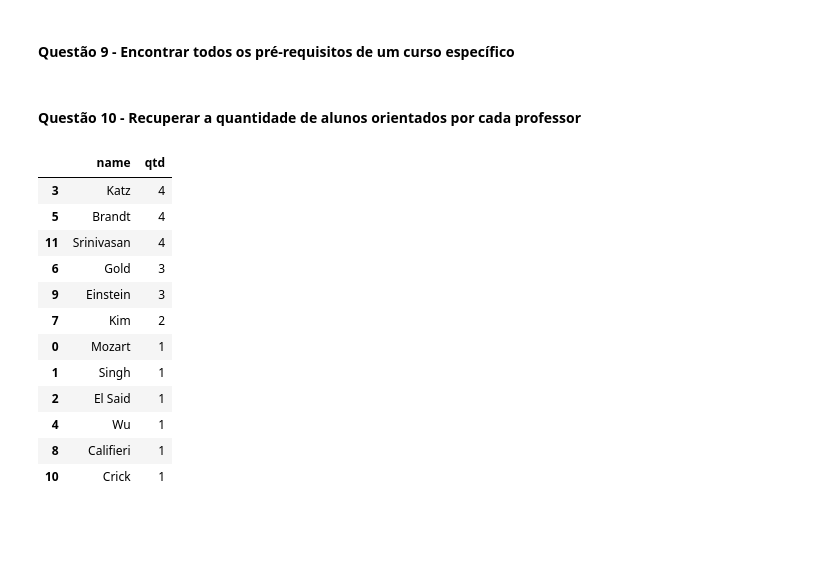
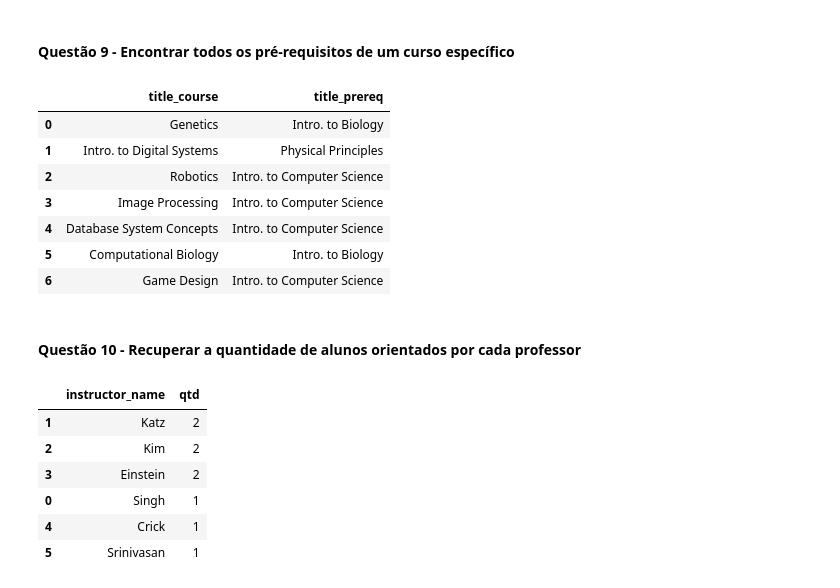
Before and after one commit to Massato01/BancoDeDadosAvancadoNoSQL, a Jupyter notebook: wide_column/main.ipynb, the cells around one changed output. Saved outputs shown, nothing was run; the diff lists cells and outputs as text; code cells hidden in the pictures; blank space fills up the shorter version.

Commit message:
CASSANDRA FIM

```diff
--- a/wide_column/main.ipynb
+++ b/wide_column/main.ipynb
@@ -373,6 +361,32 @@ for stud in student:
     instructor_student_cassandra.append(stud)
 
 session_postgres.close()
+# %%
+limpar_tabela('prereq_course')
+
+query = """
+select
+    p.prereq_id,
+    p.course_id,
+    c2.title as title_course,
+    c1.title as title_prereq
+from
+    prereq p
+join
+    course c1 on p.prereq_id = c1.course_id
+join
+    course c2 on p.course_id = c2.course_id;
+"""
+prereq = conn.execute(text(query)).all()
+
+prereq_cassandra = []
+
+for pre in prereq:
+    query = f"INSERT INTO prereq_course(prereq_id, course_id, title_course, title_prereq) VALUES (%s, %s, %s, %s);"
+    session.execute(query, (pre[0], pre[1], pre[2], pre[3]))
+    prereq_cassandra.append(pre)
+
+session_postgres.close()
 # %% [markdown]
 ### Questões
 # %% [markdown]
@@ -547,7 +561,7 @@ def disciplinas_instrutor_semeste(instructor, semester):
 
     return df
 
-df = disciplinas_instrutor_semeste('Srinivasan', '1')
+df = disciplinas_instrutor_semeste('Srinivasan', 'Fall')
 df
 # %% [output]
 |  | id | name | course_id | semester | title |
@@ -597,31 +613,46 @@ df
 | 0 | Vazio | 5 | 10 |
 # %% [markdown]
 #### Questão 9 - Encontrar todos os pré-requisitos de um curso específico
+# %%
+def prerequisitos():
+    query = f"""SELECT title_course, title_prereq FROM prereq_course;"""
+
+    prereq = session.execute(query)
+
+    df = pd.DataFrame(prereq, columns=['title_course', 'title_prereq'])
+
+    return df
+
+df = prerequisitos()
+df
+# %% [output]
+|  | title_course | title_prereq |
+| 0 | Genetics | Intro. to Biology |
+| 1 | Intro. to Digital Systems | Physical Principles |
+| 2 | Robotics | Intro. to Computer Science |
+| 3 | Image Processing | Intro. to Computer Science |
+| 4 | Database System Concepts | Intro. to Computer Science |
+| 5 | Computational Biology | Intro. to Biology |
+| 6 | Game Design | Intro. to Computer Science |
 # %% [markdown]
 #### Questão 10 - Recuperar a quantidade de alunos orientados por cada professor
 # %%
 def orientados_professor():
-    query = f"""SELECT name, count(id_instructor) AS qtd  FROM instructor_student GROUP BY name;"""
+    query = f"""SELECT instructor_name, count(student_name) AS qtd  FROM instructor_student GROUP BY instructor_name;"""
 
     orientados = session.execute(query)
 
-    df = pd.DataFrame(orientados, columns=['name', 'qtd'])
+    df = pd.DataFrame(orientados, columns=['instructor_name', 'qtd'])
 
     return df
 
 df = orientados_professor()
 df.sort_values('qtd', ascending=False)
 # %% [output]
-|  | name | qtd |
-| 3 | Katz | 4 |
-| 5 | Brandt | 4 |
-| 11 | Srinivasan | 4 |
-| 6 | Gold | 3 |
-| 9 | Einstein | 3 |
-| 7 | Kim | 2 |
-| 0 | Mozart | 1 |
-| 1 | Singh | 1 |
-| 2 | El Said | 1 |
-| 4 | Wu | 1 |
-| 8 | Califieri | 1 |
-| 10 | Crick | 1 |
+|  | instructor_name | qtd |
+| 1 | Katz | 2 |
+| 2 | Kim | 2 |
+| 3 | Einstein | 2 |
+| 0 | Singh | 1 |
+| 4 | Crick | 1 |
+| 5 | Srinivasan | 1 |
```
Also changed, not shown: parts of 8 cells of this notebook, 13 other files.
